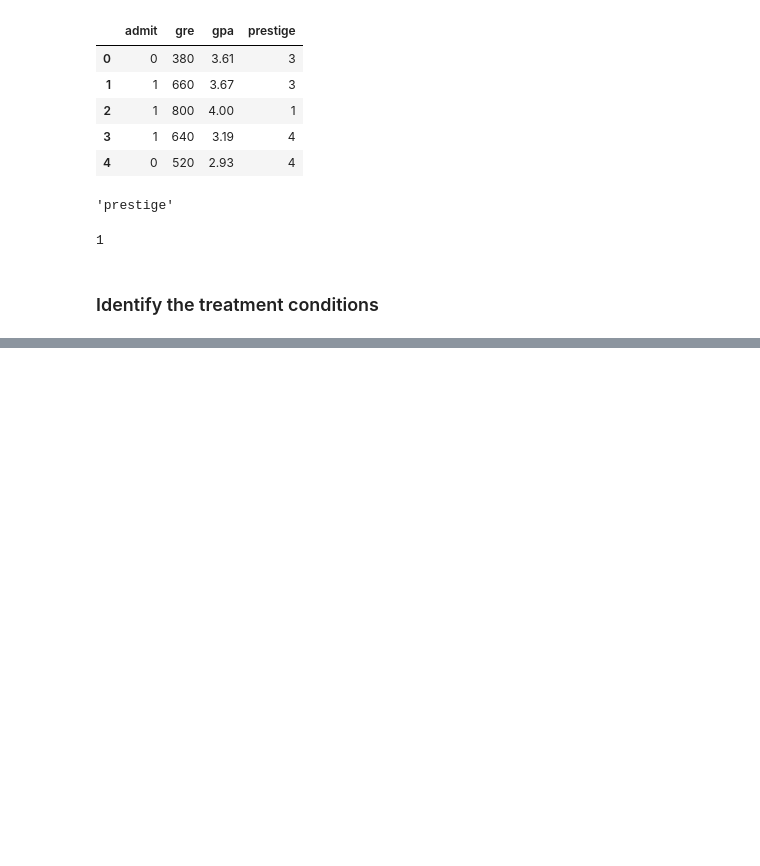
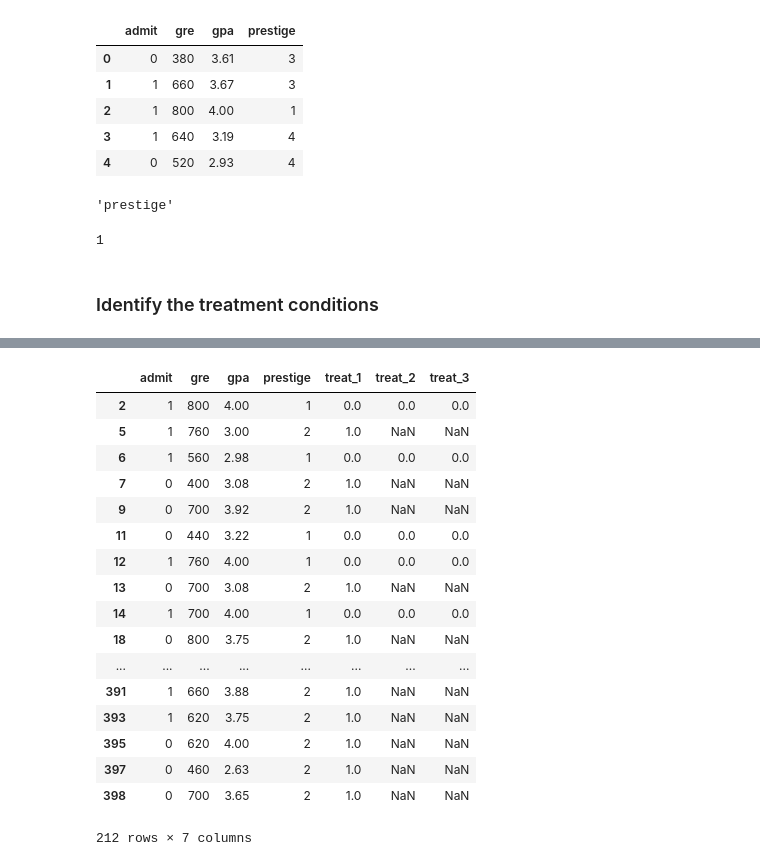
Before and after one commit to gturke/analyzeCodeTranslate, a Jupyter notebook: analyze.ipynb, the cells around one changed output, grey strips where cells are left out. Saved outputs shown, nothing was run; the diff lists cells and outputs as text; code cells hidden in the pictures; blank space fills up the shorter version.

```diff
--- a/analyze.ipynb
+++ b/analyze.ipynb
@@ -213,0 +226,21 @@ new.head()
+# %%
+new.loc[new.treat_1.notnull()] #.reset_index(drop = True)
+# %% [output]
+|  | admit | gre | gpa | prestige | treat_1 | treat_2 | treat_3 |
+| 2 | 1 | 800 | 4.00 | 1 | 0.0 | 0.0 | 0.0 |
+| 5 | 1 | 760 | 3.00 | 2 | 1.0 | NaN | NaN |
+| 6 | 1 | 560 | 2.98 | 1 | 0.0 | 0.0 | 0.0 |
+| 7 | 0 | 400 | 3.08 | 2 | 1.0 | NaN | NaN |
+| 9 | 0 | 700 | 3.92 | 2 | 1.0 | NaN | NaN |
+| 11 | 0 | 440 | 3.22 | 1 | 0.0 | 0.0 | 0.0 |
+| 12 | 1 | 760 | 4.00 | 1 | 0.0 | 0.0 | 0.0 |
+| 13 | 0 | 700 | 3.08 | 2 | 1.0 | NaN | NaN |
+| 14 | 1 | 700 | 4.00 | 1 | 0.0 | 0.0 | 0.0 |
+| 18 | 0 | 800 | 3.75 | 2 | 1.0 | NaN | NaN |
+| ... | ... | ... | ... | ... | ... | ... | ... |
+| 391 | 1 | 660 | 3.88 | 2 | 1.0 | NaN | NaN |
+| 393 | 1 | 620 | 3.75 | 2 | 1.0 | NaN | NaN |
+| 395 | 0 | 620 | 4.00 | 2 | 1.0 | NaN | NaN |
+| 397 | 0 | 460 | 2.63 | 2 | 1.0 | NaN | NaN |
+| 398 | 0 | 700 | 3.65 | 2 | 1.0 | NaN | NaN |
+212 rows × 7 columns
```
Also changed, not shown: parts of 46 cells of this notebook.
